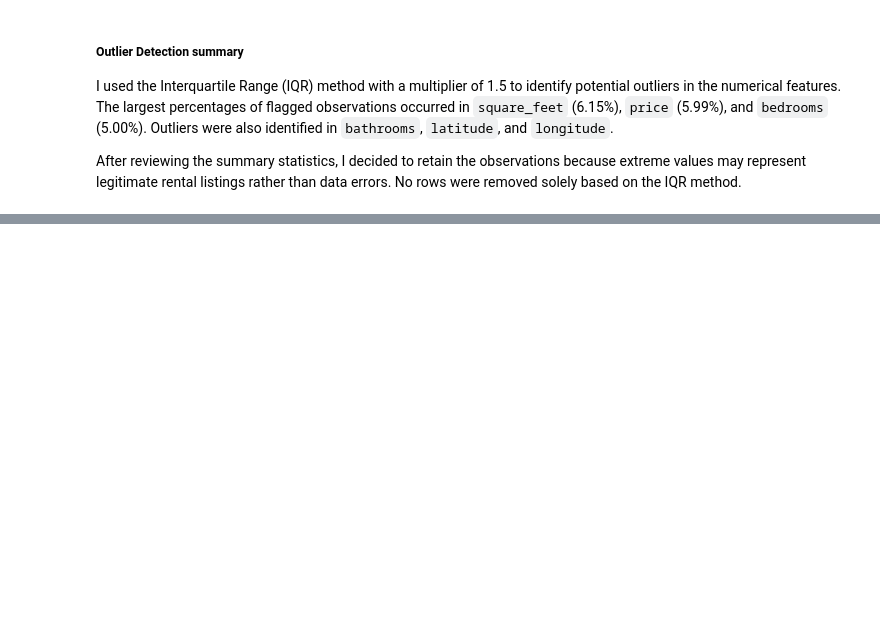
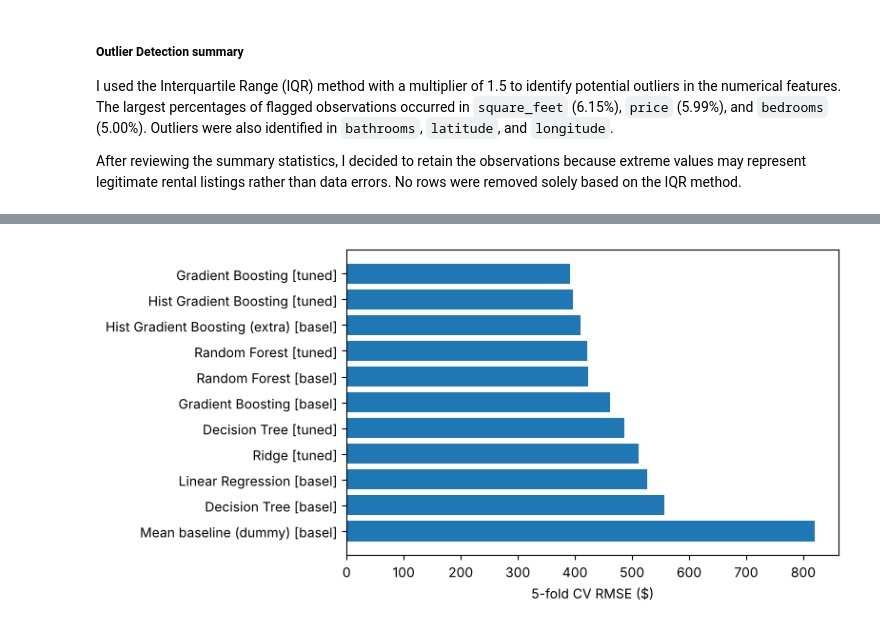
Before and after one commit to CarlosGuzman01/CAI_4105_2026_Fall_Team_11, a Jupyter notebook: 1-challenge/notebook.ipynb, the cells around one changed output, grey strips where cells are left out. Saved outputs shown, nothing was run; the diff lists cells and outputs as text; code cells hidden in the pictures; blank space fills up the shorter version.

```diff
--- a/1-challenge/notebook.ipynb
+++ b/1-challenge/notebook.ipynb
@@ -181,0 +294,13 @@ After reviewing the summary statistics, I decided to retain the observations bec
+# %%
+base = {
+ "Mean baseline (dummy)": None,
+ "Linear Regression": Pipeline([("p",prep(True)),("m",LinearRegression())]),
+ "Decision Tree":      Pipeline([("p",prep(False)),("m",DecisionTreeRegressor(random_state=SEED))]),
+ "Random Forest":      Pipeline([("p",prep(False)),("m",RandomForestRegressor(n_estimators=200,random_state=SEED,n_jobs=-1))]),
+ "Gradient Boosting":  Pipeline([("p",prep(False)),("m",GradientBoostingRegressor(random_state=SEED))]),
+ "Hist Gradient Boosting (extra)": Pipeline([("p",prep(False)),("m",HistGradientBoostingRegressor(random_state=SEED))]),
+}
+from sklearn.dummy import DummyRegressor
+base["Mean baseline (dummy)"] = DummyRegressor()
+res = pd.DataFrame([evaluate(k,v) for k,v in base.items()]).round(1)
+res
@@ -181,0 +352,18 @@ After reviewing the summary statistics, I decided to retain the observations bec
+# %%
+grids = {
+ "Ridge": (pipe(Ridge(), scale=True), {"regressor__m__alpha":[0.1,1,10,100]}),
+ "Decision Tree": (pipe(DecisionTreeRegressor(random_state=SEED)),
+     {"regressor__m__max_depth":[4,6,8,10,14],"regressor__m__min_samples_leaf":[1,5,10,20]}),
+ "Random Forest": (pipe(RandomForestRegressor(n_estimators=200,random_state=SEED,n_jobs=-1)),
+     {"regressor__m__max_depth":[None,20],"regressor__m__min_samples_leaf":[1,3],"regressor__m__max_features":[0.5,1.0]}),
+ "Gradient Boosting": (pipe(GradientBoostingRegressor(random_state=SEED)),
+     {"regressor__m__n_estimators":[300,600],"regressor__m__learning_rate":[0.03,0.08],"regressor__m__max_depth":[3,5],"regressor__m__subsample":[0.8]}),
+ "Hist Gradient Boosting": (pipe(HistGradientBoostingRegressor(random_state=SEED)),
+     {"regressor__m__learning_rate":[0.03,0.06,0.1],"regressor__m__max_iter":[300,600],"regressor__m__max_leaf_nodes":[15,31,63],"regressor__m__l2_regularization":[0,1]}),
+}
+best, rows = {}, []
+for name,(est,g) in grids.items():
+    gs = GridSearchCV(est, g, cv=cv, scoring="neg_root_mean_squared_error", n_jobs=-1, return_train_score=True).fit(X,y)
+    best[name]=gs.best_estimator_; i=gs.best_index_
+    rows.append(dict(model=name, train_RMSE=-gs.cv_results_["mean_train_score"][i], cv_RMSE=-gs.best_score_, cv_std=gs.cv_results_["std_test_score"][i], best_params={k.split("__")[-1]:v for k,v in gs.best_params_.items()}))
+tuned = pd.DataFrame(rows).sort_values("cv_RMSE"); tuned.round(1)
@@ -181,0 +379,3 @@ After reviewing the summary statistics, I decided to retain the observations bec
+# %%
+summary = pd.concat([res.assign(stage="baseline"), tuned.drop(columns="best_params").round(1).assign(stage="tuned (FE+log y+GridSearch)")]).sort_values("cv_RMSE")
+summary[["stage","model","train_RMSE","cv_RMSE","cv_std"]].reset_index(drop=True)
@@ -181,0 +395,5 @@ After reviewing the summary statistics, I decided to retain the observations bec
+# %%
+plt.figure(figsize=(8,4)); s=summary.sort_values("cv_RMSE",ascending=False)
+plt.barh(s.model+" ["+s.stage.str[:5]+"]", s.cv_RMSE); plt.xlabel("5-fold CV RMSE ($)"); plt.tight_layout(); plt.show()
+# %% [output]
+[figure, added]
```
Also changed, not shown: parts of 22 cells of this notebook, 1 other file.
